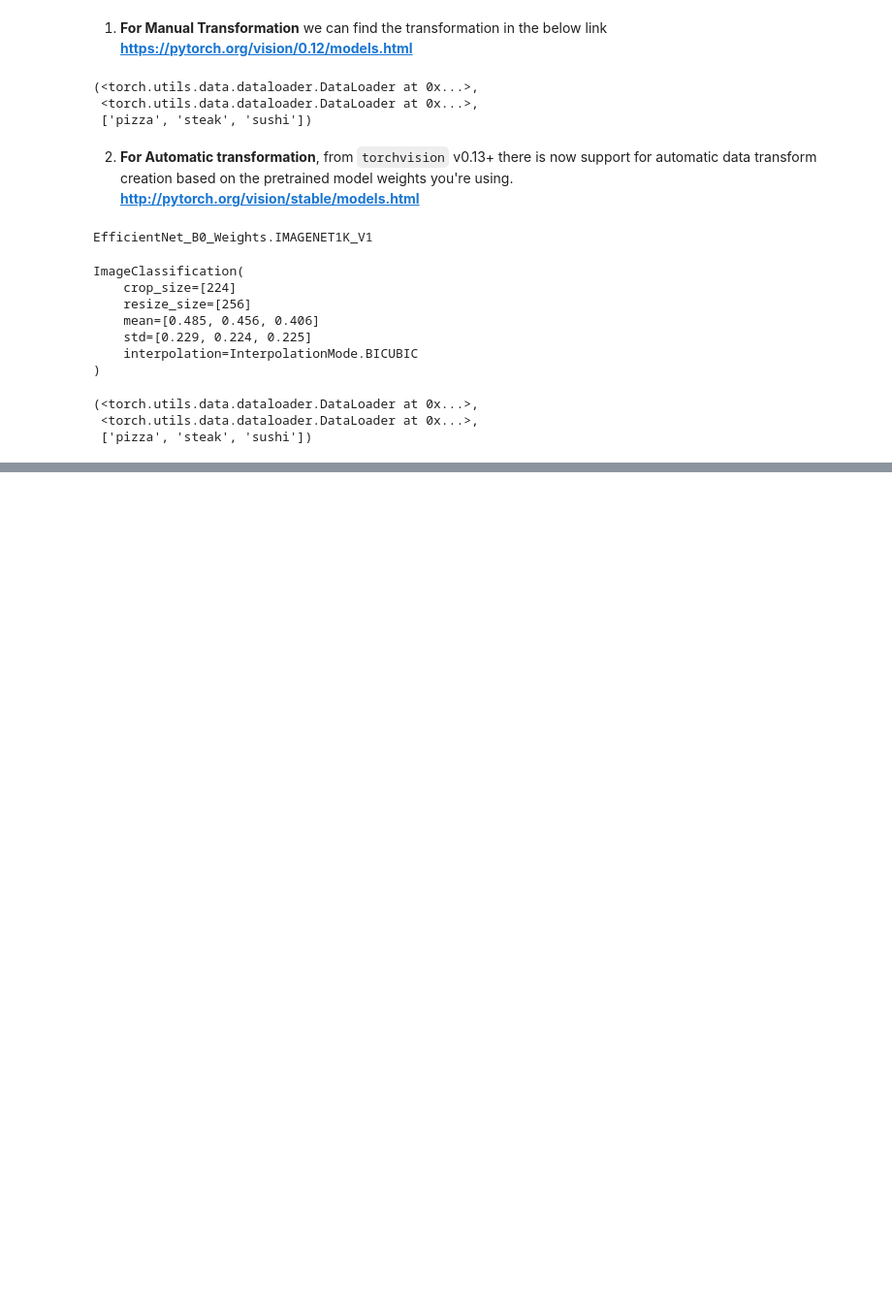
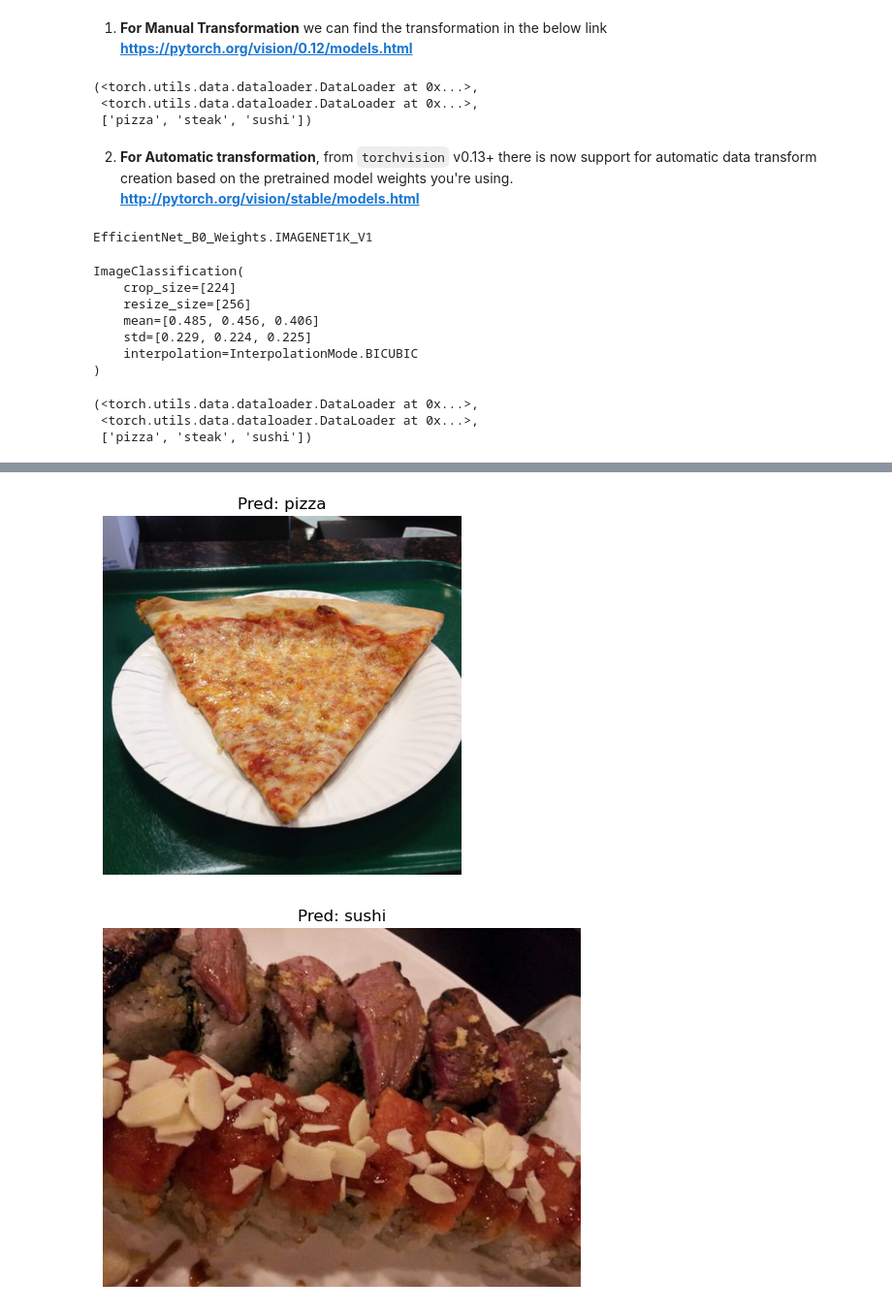
Before and after one commit to pratik-kadlak/Pytorch, a Jupyter notebook: 7. Transfer Learning/transfer_learning.ipynb, the cells around one changed output, grey strips where cells are left out. Shown at 97% size. Cells and saved outputs as stored; diff of their text form; code cells hidden in the pictures; blank space fills up the shorter version.

```diff
--- a/7. Transfer Learning/transfer_learning.ipynb
+++ b/7. Transfer Learning/transfer_learning.ipynb
@@ -275,0 +325,17 @@ NameError: name 'Dict' is not defined
+# %%
+import random
+num_images = 3
+test_img_path_list = list(Path(test_dir).glob("*/*.jpg"))
+test_images_sample = random.sample(population=test_img_path_list,
+                                   k = num_images)
+
+for img_dir in test_images_sample:
+    pred_and_plot_image(model=model,
+                        img_dir=img_dir,
+                        class_names=class_names,
+                        img_size=(224, 224),
+                        transform=None,
+                        device=device)
+# %% [output]
+[figure, added]
+[figure, added]
```
Also changed, not shown: parts of 25 cells of this notebook, 2 other files.
